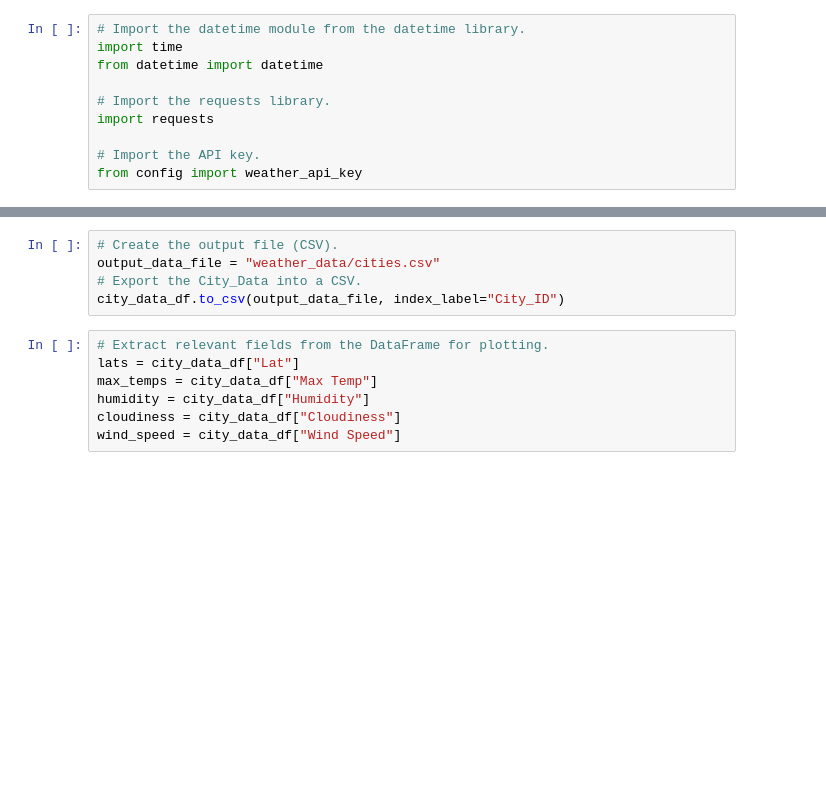
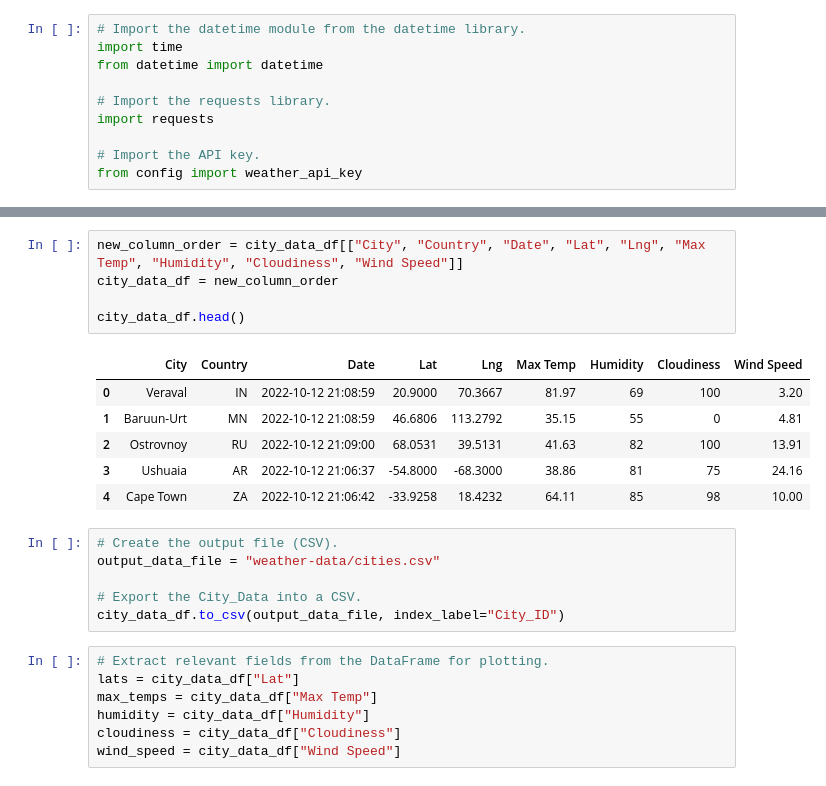
Before and after one commit to sarah17moore/world-weather-analysis, a Jupyter notebook: weatherpy.ipynb, the cells around one changed output, grey strips where cells are left out. Saved outputs shown, nothing was run; the diff lists cells and outputs as text; blank space fills up the shorter version.

```diff
--- a/weatherpy.ipynb
+++ b/weatherpy.ipynb
@@ -148,6 +165,19 @@ city_data_df.head(10)
+# %%
+new_column_order = city_data_df[["City", "Country", "Date", "Lat", "Lng", "Max Temp", "Humidity", "Cloudiness", "Wind Speed"]]
+city_data_df = new_column_order
+
+city_data_df.head()
+# %% [output]
+|  | City | Country | Date | Lat | Lng | Max Temp | Humidity | Cloudiness | Wind Speed |
+| 0 | Veraval | IN | 2022-10-12 21:08:59 | 20.9000 | 70.3667 | 81.97 | 69 | 100 | 3.20 |
+| 1 | Baruun-Urt | MN | 2022-10-12 21:08:59 | 46.6806 | 113.2792 | 35.15 | 55 | 0 | 4.81 |
+| 2 | Ostrovnoy | RU | 2022-10-12 21:09:00 | 68.0531 | 39.5131 | 41.63 | 82 | 100 | 13.91 |
+| 3 | Ushuaia | AR | 2022-10-12 21:06:37 | -54.8000 | -68.3000 | 38.86 | 81 | 75 | 24.16 |
+| 4 | Cape Town | ZA | 2022-10-12 21:06:42 | -33.9258 | 18.4232 | 64.11 | 85 | 98 | 10.00 |
 # %%
 # Create the output file (CSV).
-output_data_file = "weather_data/cities.csv"
+output_data_file = "weather-data/cities.csv"
+
 # Export the City_Data into a CSV.
 city_data_df.to_csv(output_data_file, index_label="City_ID")
 # %%
```
Also changed, not shown: parts of 11 cells of this notebook, 5 other files.
